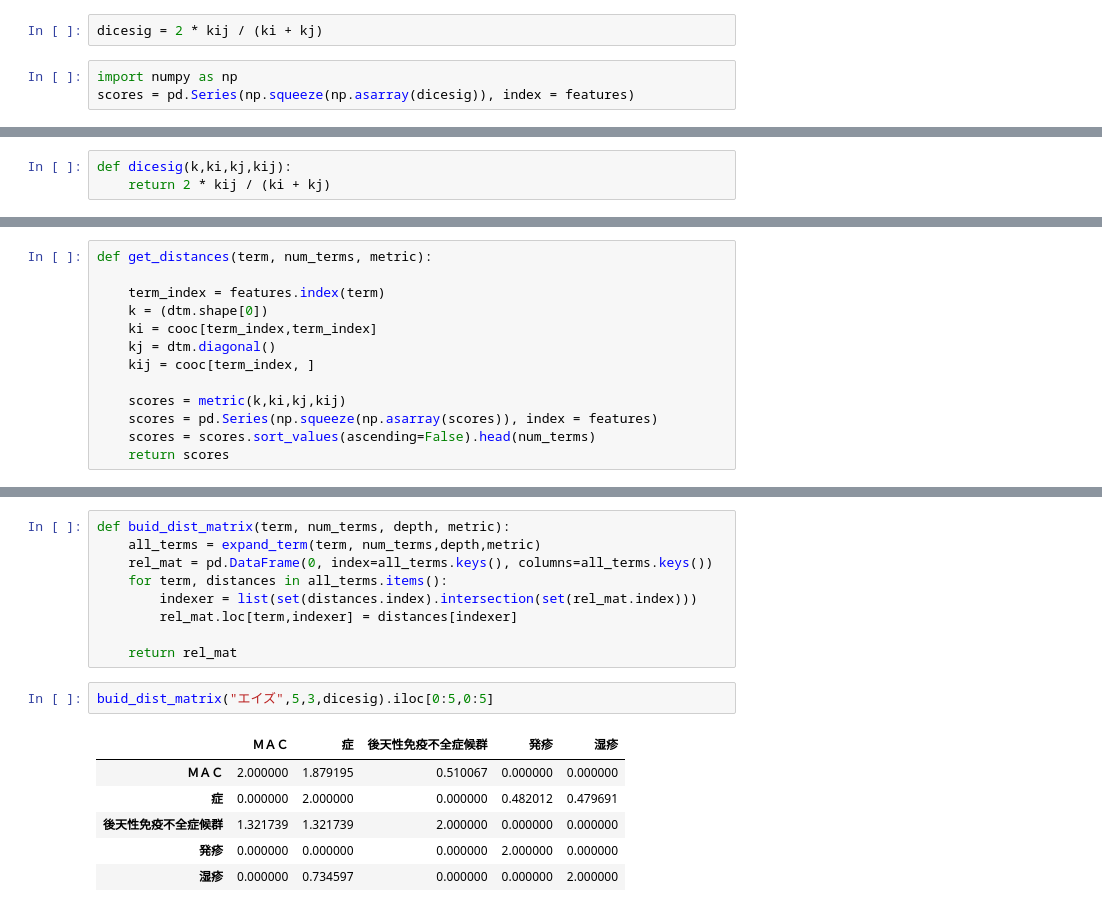
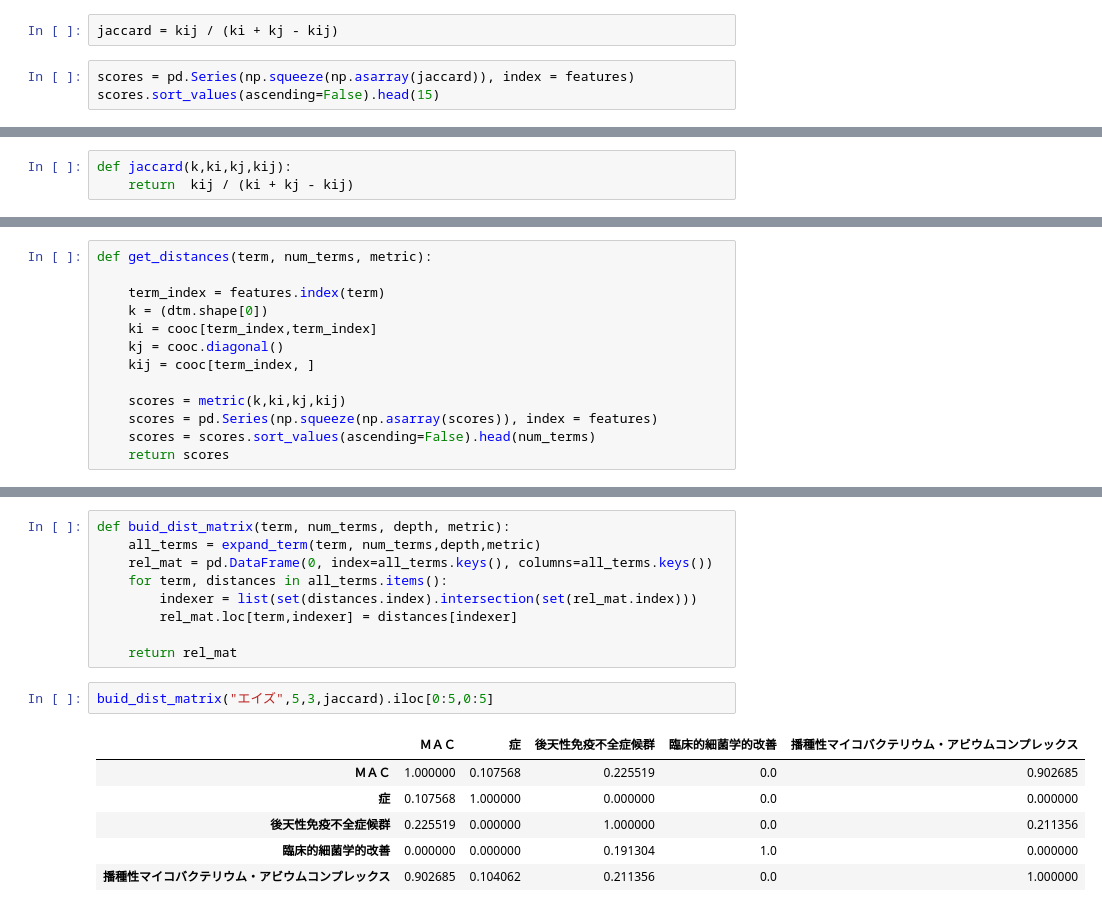
Before and after one commit to elpogzz/NLP, a Jupyter notebook: word_co-occurrence.ipynb, the cells around one changed output, grey strips where cells are left out. Cells and saved outputs as stored; diff of their text form.

```diff
--- a/word_co-occurrence.ipynb
+++ b/word_co-occurrence.ipynb
@@ -144,5 +163,5 @@ kij = cooc[features.index(term), ]
 # %%
-dicesig = 2 * kij / (ki + kj)
+jaccard = kij / (ki + kj - kij)
 # %%
-import numpy as np
-scores = pd.Series(np.squeeze(np.asarray(dicesig)), index = features)
+scores = pd.Series(np.squeeze(np.asarray(jaccard)), index = features)
+scores.sort_values(ascending=False).head(15)
@@ -173,3 +193,3 @@ import networkx as nx
 # %%
-def dicesig(k,ki,kj,kij):
-    return 2 * kij / (ki + kj)
+def jaccard(k,ki,kj,kij):
+    return  kij / (ki + kj - kij)
@@ -179,7 +201,7 @@ def get_distances(term, num_terms, metric):
     term_index = features.index(term)
     k = (dtm.shape[0])
     ki = cooc[term_index,term_index]
-    kj = dtm.diagonal()
+    kj = cooc.diagonal()
     kij = cooc[term_index, ]
 
     scores = metric(k,ki,kj,kij)
@@ -210,11 +234,11 @@ def buid_dist_matrix(term, num_terms, depth, metric):
 
     return rel_mat
 # %%
-buid_dist_matrix("エイズ",5,3,dicesig).iloc[0:5,0:5]
+buid_dist_matrix("エイズ",5,3,jaccard).iloc[0:5,0:5]
 # %% [output]
-|  | ＭＡＣ | 症 | 後天性免疫不全症候群 | 発疹 | 湿疹 |
-| ＭＡＣ | 2.000000 | 1.879195 | 0.510067 | 0.000000 | 0.000000 |
-| 症 | 0.000000 | 2.000000 | 0.000000 | 0.482012 | 0.479691 |
-| 後天性免疫不全症候群 | 1.321739 | 1.321739 | 2.000000 | 0.000000 | 0.000000 |
-| 発疹 | 0.000000 | 0.000000 | 0.000000 | 2.000000 | 0.000000 |
-| 湿疹 | 0.000000 | 0.734597 | 0.000000 | 0.000000 | 2.000000 |
+|  | ＭＡＣ | 症 | 後天性免疫不全症候群 | 臨床的細菌学的改善 | 播種性マイコバクテリウム・アビウムコンプレックス |
+| ＭＡＣ | 1.000000 | 0.107568 | 0.225519 | 0.0 | 0.902685 |
+| 症 | 0.107568 | 1.000000 | 0.000000 | 0.0 | 0.000000 |
+| 後天性免疫不全症候群 | 0.225519 | 0.000000 | 1.000000 | 0.0 | 0.211356 |
+| 臨床的細菌学的改善 | 0.000000 | 0.000000 | 0.191304 | 1.0 | 0.000000 |
+| 播種性マイコバクテリウム・アビウムコンプレックス | 0.902685 | 0.104062 | 0.211356 | 0.0 | 1.000000 |
```
Also changed, not shown: parts of 42 cells of this notebook.
